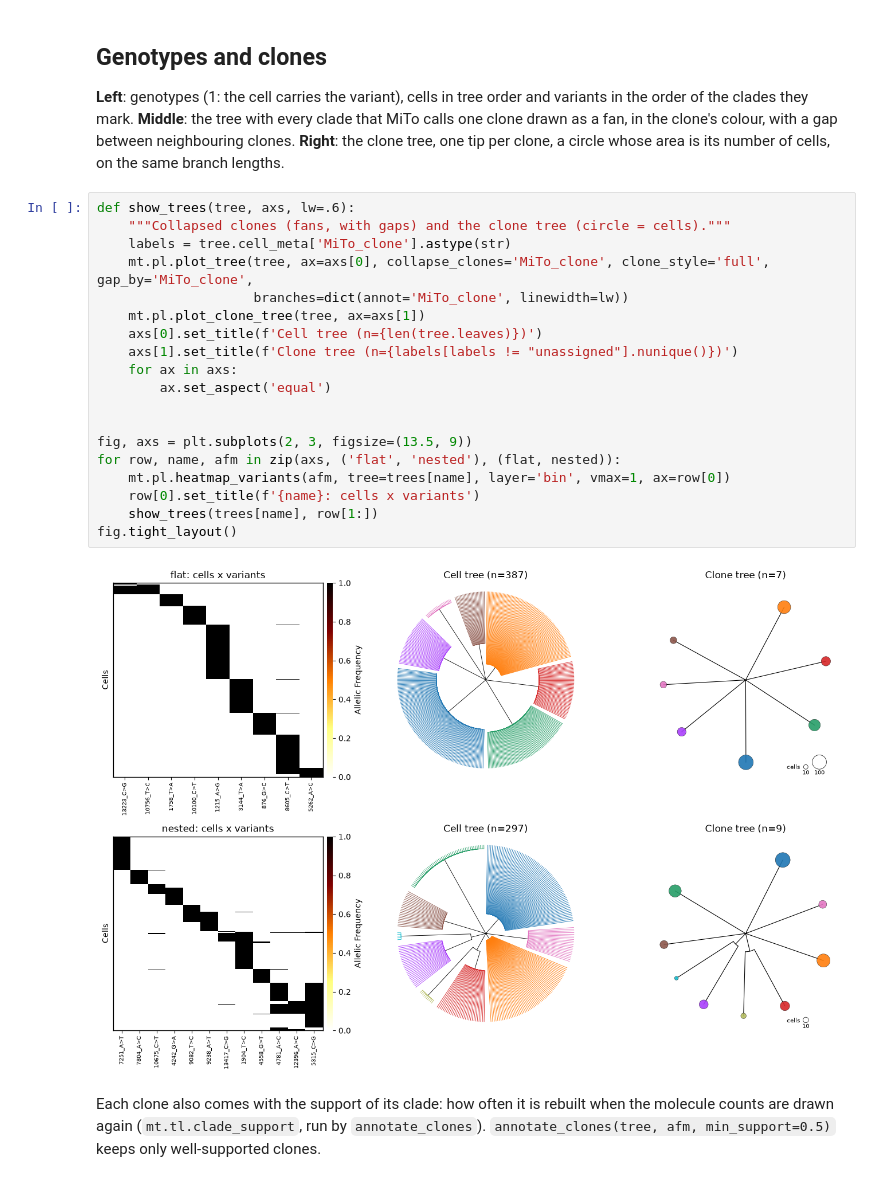
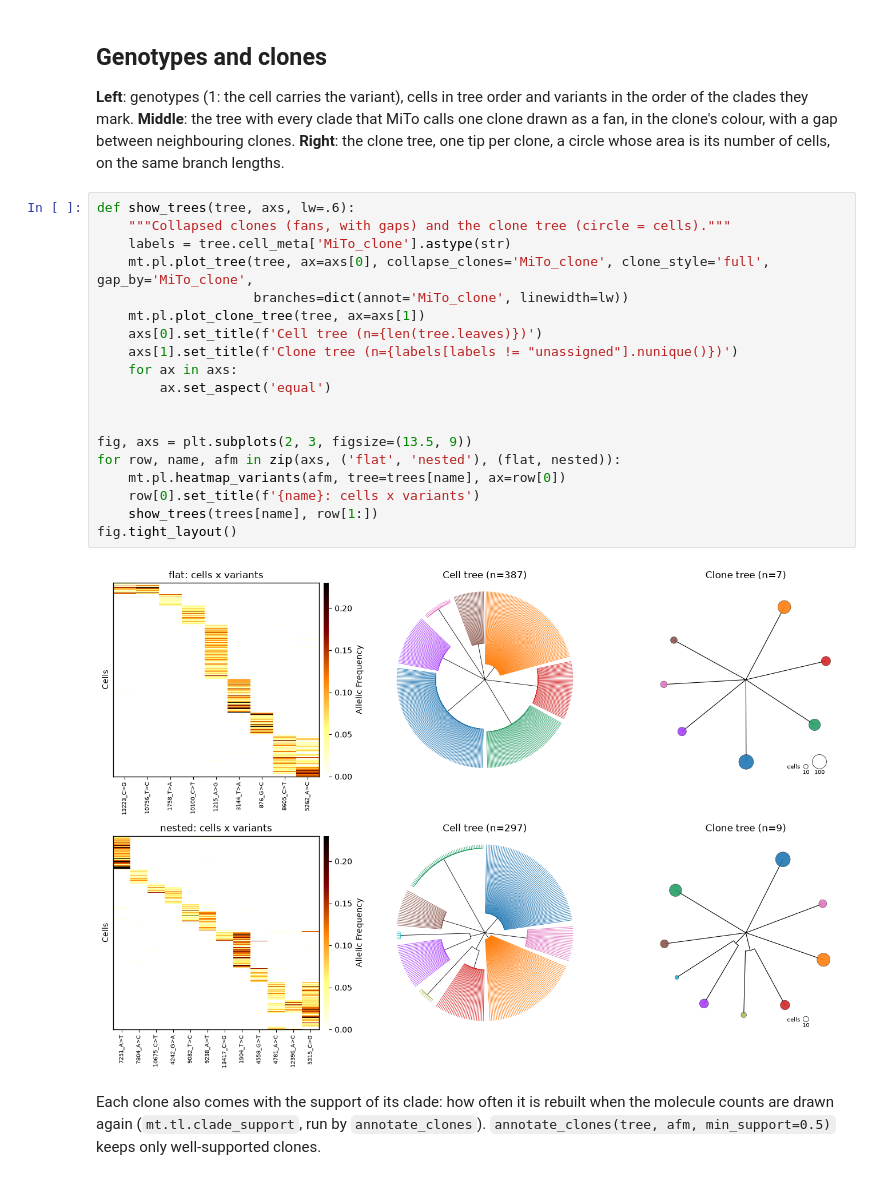
Before and after one commit to andrecossa5/MiTo, a Jupyter notebook: docs/source/getting_started.ipynb, the cells around one changed output. Cells and saved outputs as stored; diff of their text form.

Commit message:
heatmap_variants: label and range follow the layer (AF by default); benchmark notebook: counts explained, AF heatmaps
Co-Authored-By: Claude Sonnet 5.5 <noreply@anthropic.com>

```diff
--- a/docs/source/getting_started.ipynb
+++ b/docs/source/getting_started.ipynb
@@ -102,24 +102,24 @@ cells, on the same branch lengths.
 # %%
 def show_trees(tree, axs, lw=.6):
     """Collapsed clones (fans, with gaps) and the clone tree (circle = cells)."""
     labels = tree.cell_meta['MiTo_clone'].astype(str)
     mt.pl.plot_tree(tree, ax=axs[0], collapse_clones='MiTo_clone', clone_style='full', gap_by='MiTo_clone',
                     branches=dict(annot='MiTo_clone', linewidth=lw))
     mt.pl.plot_clone_tree(tree, ax=axs[1])
     axs[0].set_title(f'Cell tree (n={len(tree.leaves)})')
     axs[1].set_title(f'Clone tree (n={labels[labels != "unassigned"].nunique()})')
     for ax in axs:
         ax.set_aspect('equal')
 
 
 fig, axs = plt.subplots(2, 3, figsize=(13.5, 9))
 for row, name, afm in zip(axs, ('flat', 'nested'), (flat, nested)):
-    mt.pl.heatmap_variants(afm, tree=trees[name], layer='bin', vmax=1, ax=row[0])
+    mt.pl.heatmap_variants(afm, tree=trees[name], ax=row[0])
     row[0].set_title(f'{name}: cells x variants')
     show_trees(trees[name], row[1:])
 fig.tight_layout()
 # %% [output]
-[figure, old version]
+[figure, new version]
 # %% [markdown]
 Each clone also comes with the support of its clade: how often it is rebuilt when the
 molecule counts are drawn again (`mt.tl.clade_support`, run by `annotate_clones`).
```
Also changed, not shown: 3 other files.
